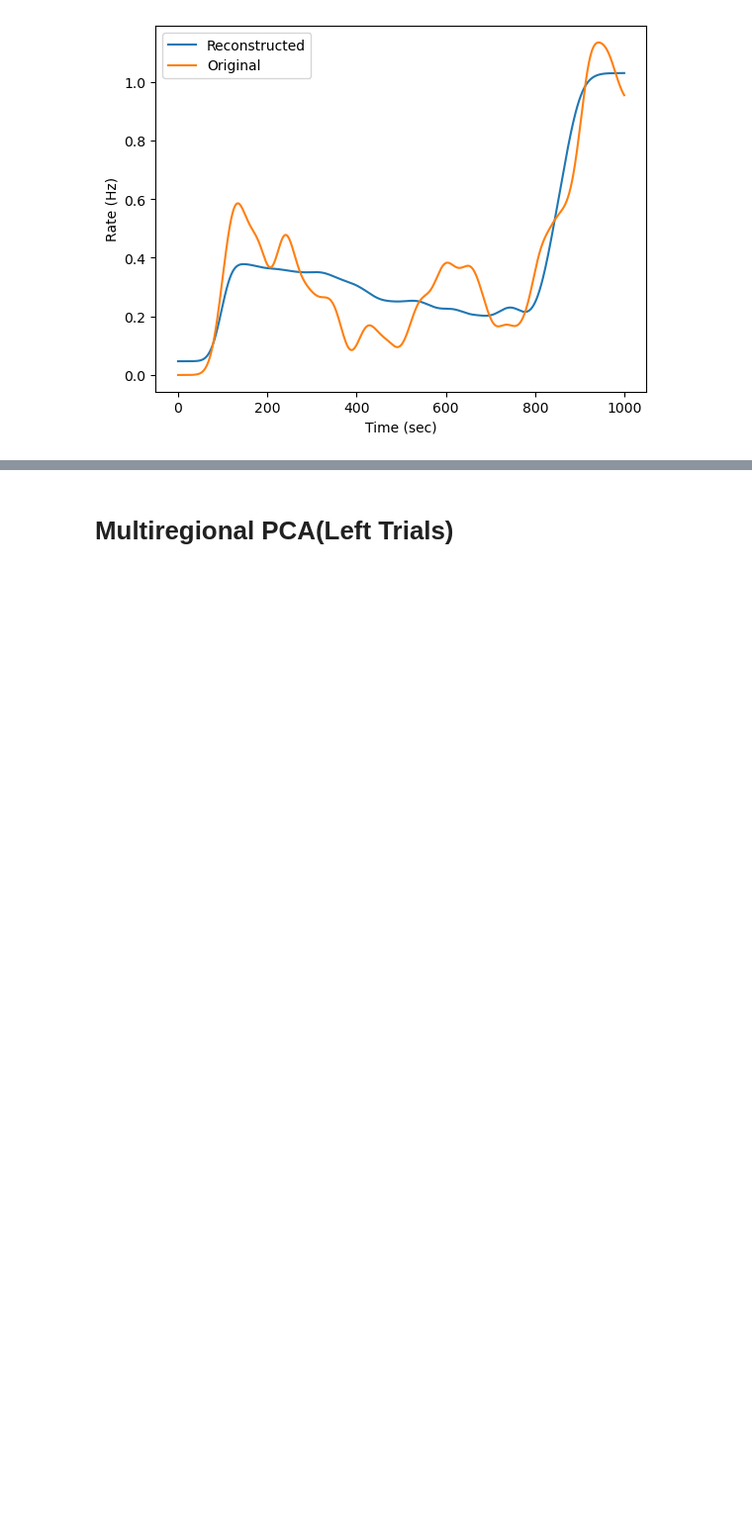
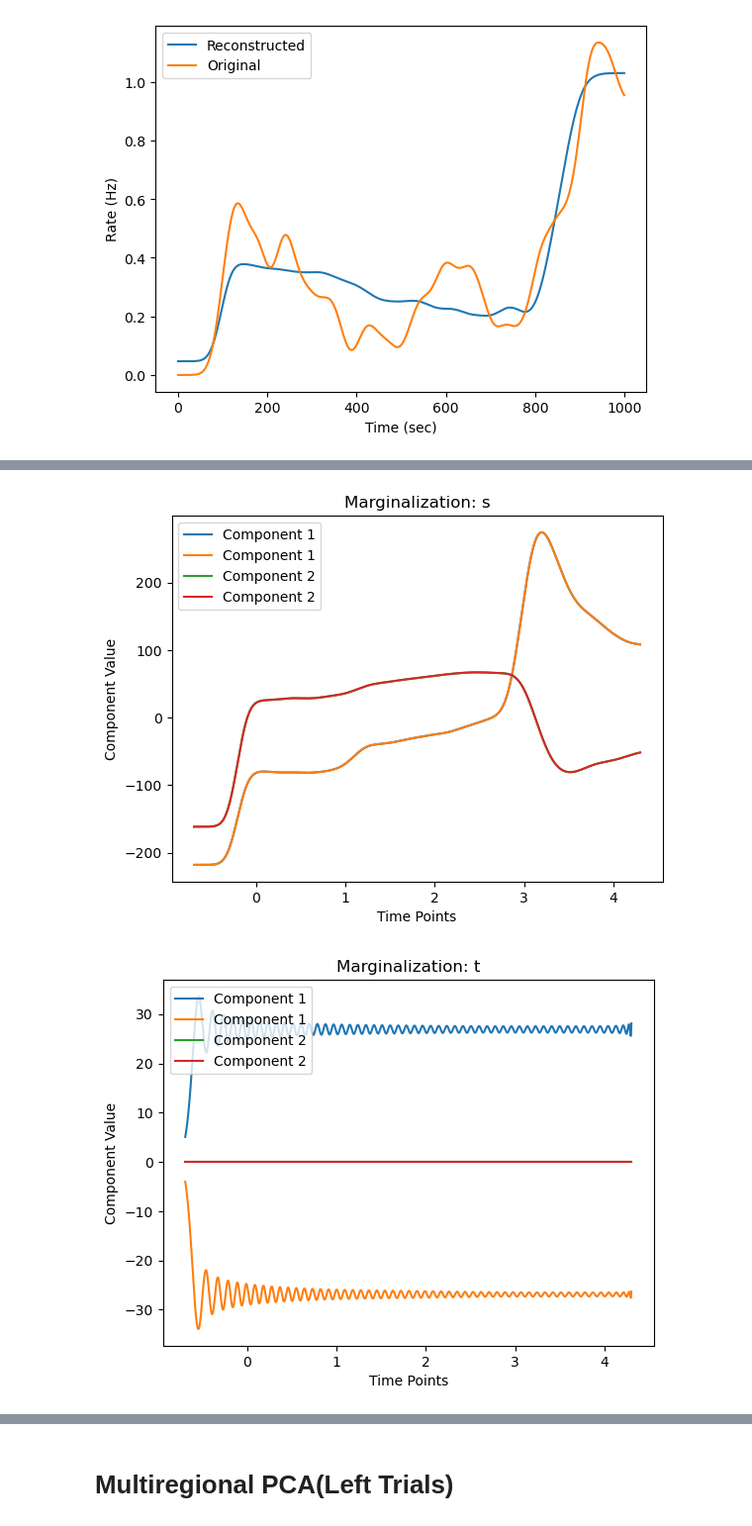
Before and after one commit to Smitpatel37/Mesoscale-Activity-Analysis2, a Jupyter notebook: Scripts/440959thal_CD&PCA.ipynb, the cells around one changed output, grey strips where cells are left out. Shown at 99% size. Saved outputs shown, nothing was run; the diff lists cells and outputs as text; code cells hidden in the pictures; blank space fills up the shorter version.

```diff
--- a/Scripts/440959thal_CD&PCA.ipynb
+++ b/Scripts/440959thal_CD&PCA.ipynb
@@ -748,0 +796,47 @@ for i in range(10):
+# %%
+from dPCA import dPCA
+# Combine into 4D format
+X = np.stack([l,r], axis=2)
+labels = 'st'
+
+dpca = dPCA.dPCA(labels=labels, regularizer=None)  # Use regularizer if needed
+
+# Fit dPCA
+Z = dpca.fit_transform(X)
+
+
+time = edges+0.30
+
+# plt.figure(figsize=(16,7))
+# plt.subplot(131)
+# for s in range(2):
+#     plt.plot(time,Z['t'][0,s])
+# plt.title('1st time component')
+
+# plt.subplot(132)
+
+# for s in range(2):
+#     plt.plot(time,Z['s'][0,s])
+
+# plt.title('1st stimulus component')
+
+# plt.subplot(133)
+
+# for s in range(2):
+#     plt.plot(time,Z['st'][0,s])
+
+# plt.title('1st mixing component')
+# plt.show()
+# Visualize first demixed component
+for marginalization, components in Z.items():
+    plt.figure()
+    plt.title(f"Marginalization: {marginalization}")
+    for i in range(min(2, components.shape[0])):  # Plot up to 3 components
+        plt.plot(time,components[i], label=f'Component {i+1}')
+    plt.xlabel("Time Points")
+    plt.ylabel("Component Value")
+    plt.legend()
+    plt.show()
+# %% [output]
+[figure, added]
+[figure, added]
```
Also changed, not shown: parts of 9 cells of this notebook, 6 other files.
